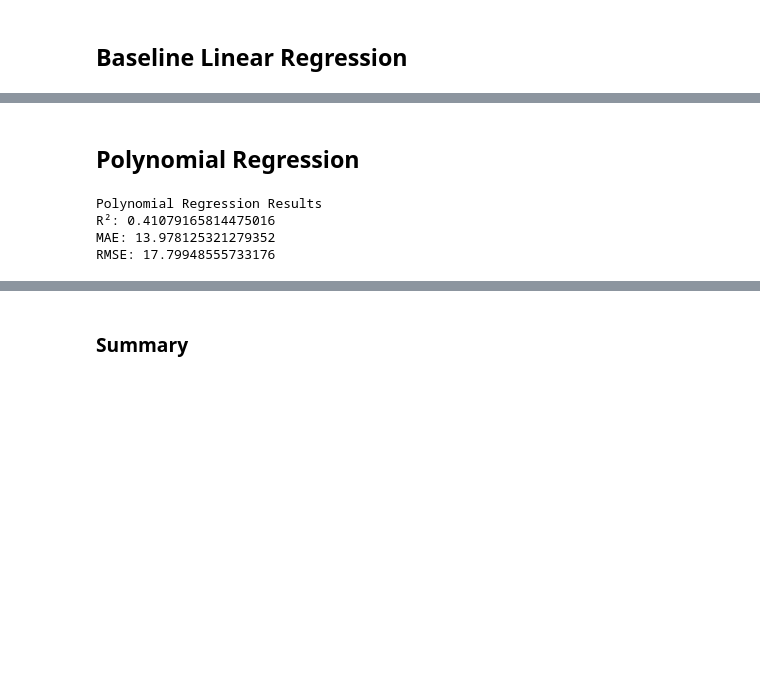
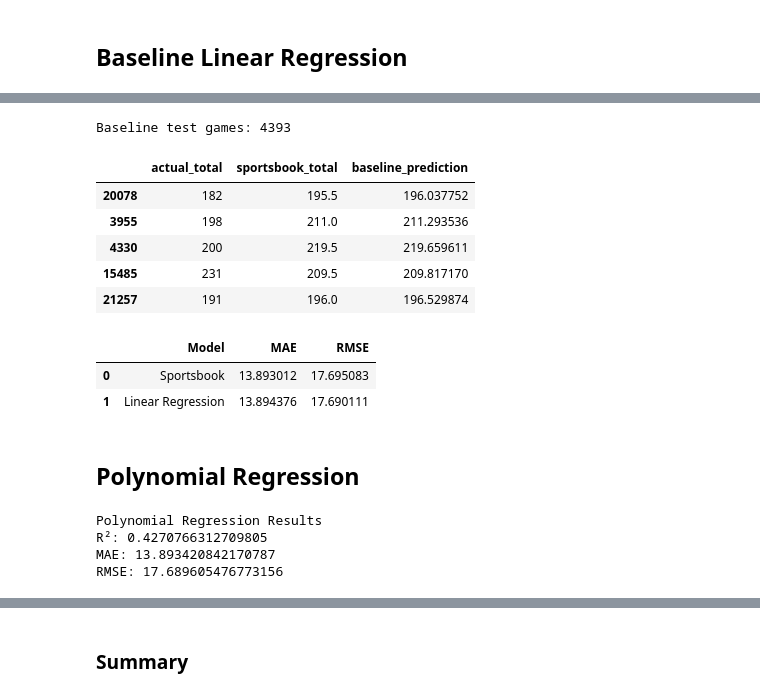
Before and after one commit to josueRlegarda/nba_data_analysis, a Jupyter notebook: notebooks/Week01_Polynomial_Interaction_Terms.ipynb, the cells around one changed output, grey strips where cells are left out. Cells and saved outputs as stored; diff of their text form; code cells hidden in the pictures; blank space fills up the shorter version.

```diff
--- a/notebooks/Week01_Polynomial_Interaction_Terms.ipynb
+++ b/notebooks/Week01_Polynomial_Interaction_Terms.ipynb
@@ -365,36 +485,76 @@ RMSE: 17.797244336361874
+# %%
+baseline_results = pd.DataFrame({
+    "actual_total": y_test,
+    "sportsbook_total": X_test["total"],
+    "baseline_prediction": pred
+})
+
+print("Baseline test games:", len(baseline_results))
+baseline_results.head()
+# %% [output]
+Baseline test games: 4393
+|  | actual_total | sportsbook_total | baseline_prediction |
+| 20078 | 182 | 195.5 | 196.037752 |
+| 3955 | 198 | 211.0 | 211.293536 |
+| 4330 | 200 | 219.5 | 219.659611 |
+| 15485 | 231 | 209.5 | 209.817170 |
+| 21257 | 191 | 196.0 | 196.529874 |
+# %%
+sportsbook_test_mae = mean_absolute_error(
+    y_test,
+    X_test["total"]
+)
+
+sportsbook_test_rmse = root_mean_squared_error(
+    y_test,
+    X_test["total"]
+)
+
+comparison = pd.DataFrame({
+    "Model": ["Sportsbook", "Linear Regression"],
+    "MAE": [
+        sportsbook_test_mae,
+        mean_absolute_error(y_test, pred)
+    ],
+    "RMSE": [
+        sportsbook_test_rmse,
+        root_mean_squared_error(y_test, pred)
+    ]
+})
+
+comparison
+# %% [output]
+|  | Model | MAE | RMSE |
+| 0 | Sportsbook | 13.893012 | 17.695083 |
+| 1 | Linear Regression | 13.894376 | 17.690111 |
 # %% [markdown]
 ## Polynomial Regression
 # %%
+# Polynomial Regression (Degree 2)
+
 poly = PolynomialFeatures(
     degree=2,
     include_bias=False
 )
 
-X_poly = poly.fit_transform(
-    merged[["total"]]
-)
-X_train_poly, X_test_poly, y_train, y_test = train_test_split(
-    X_poly,
-    y,
-    test_size=0.2,
-    random_state=42
-)
+# Reuse the baseline train/test split
+X_train_poly = poly.fit_transform(X_train)
+X_test_poly = poly.transform(X_test)
+
 poly_model = LinearRegression()
-
 poly_model.fit(X_train_poly, y_train)
 
 poly_pred = poly_model.predict(X_test_poly)
 
 print("Polynomial Regression Results")
-
 print("R²:", r2_score(y_test, poly_pred))
 print("MAE:", mean_absolute_error(y_test, poly_pred))
 print("RMSE:", root_mean_squared_error(y_test, poly_pred))
 # %% [output]
 Polynomial Regression Results
-R²: 0.41079165814475016
-MAE: 13.978125321279352
-RMSE: 17.79948555733176
+R²: 0.4270766312709805
+MAE: 13.893420842170787
+RMSE: 17.689605476773156
 # %%
 print(poly_model.coef_)
 print(poly_model.intercept_)
```
Also changed, not shown: parts of 24 cells of this notebook, 7 other files.
